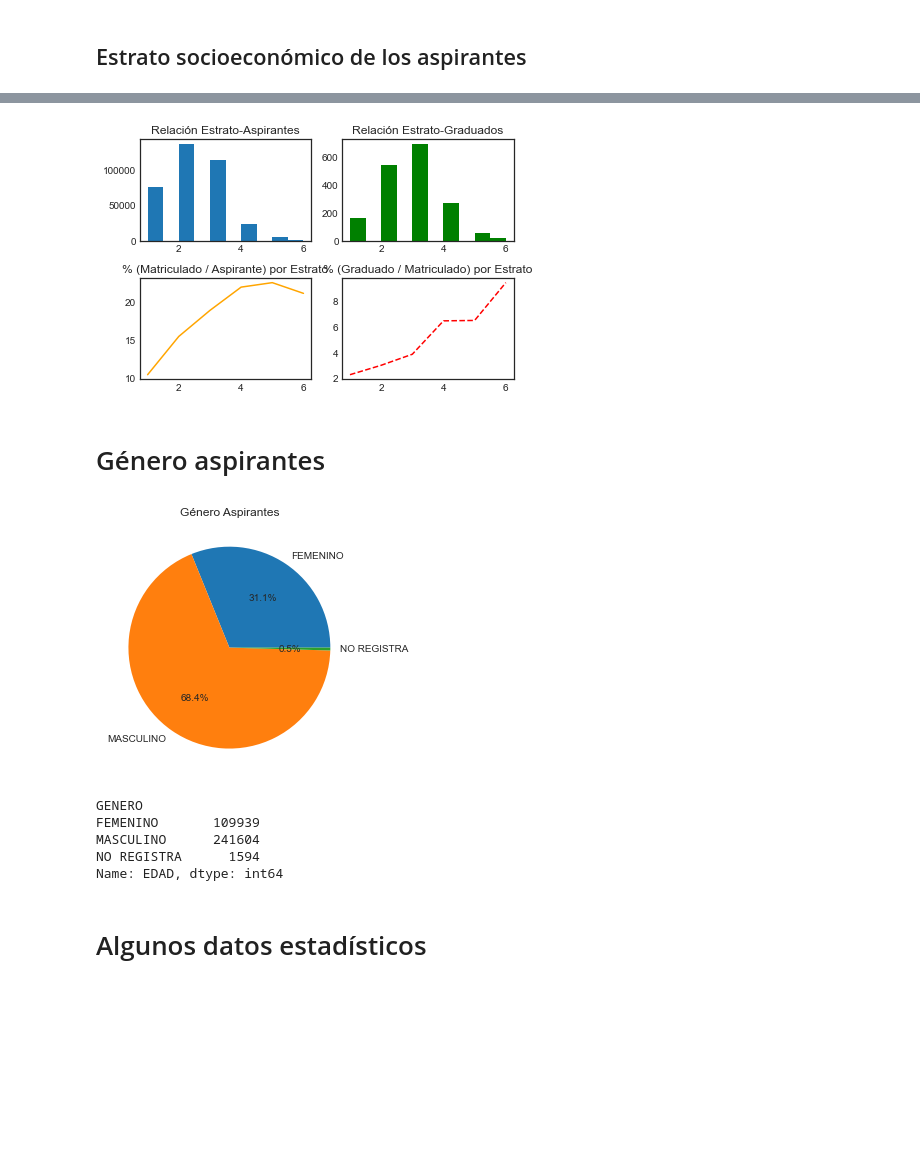
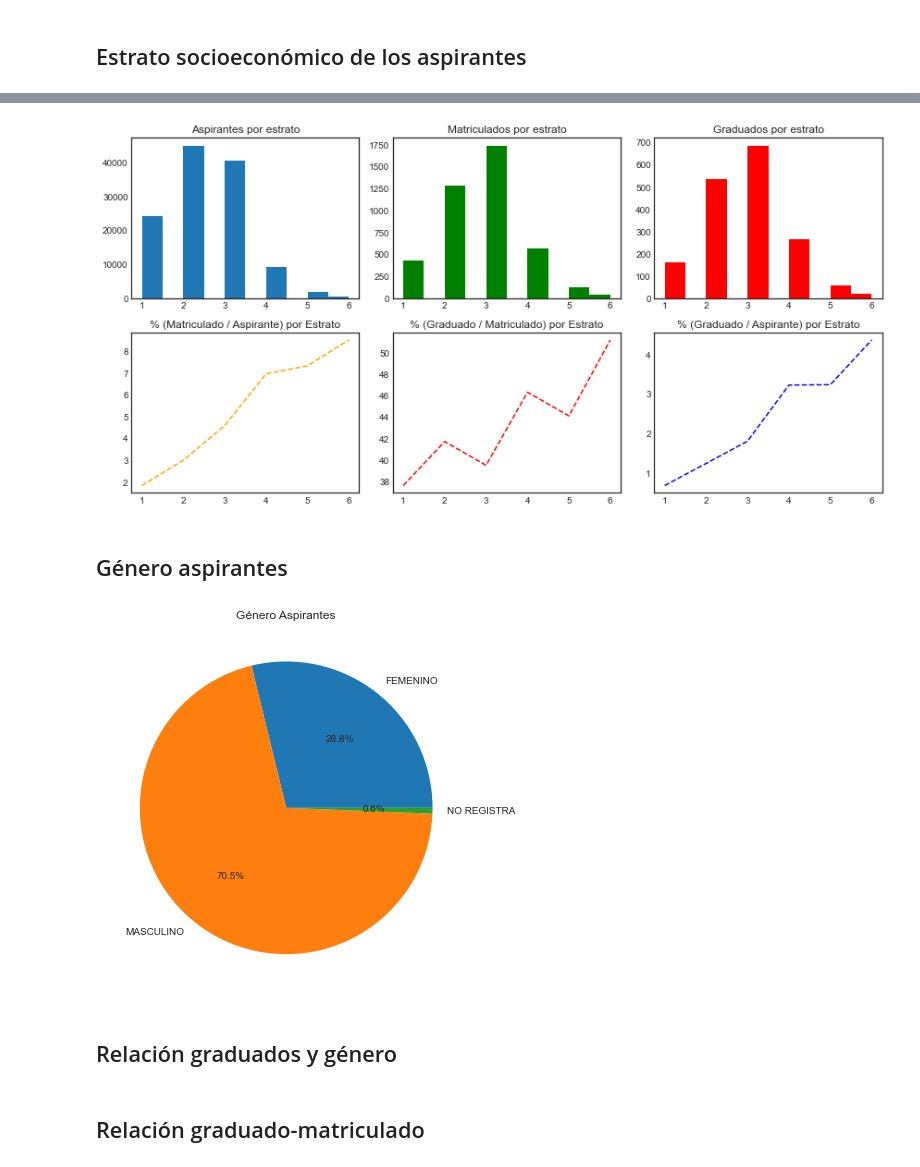
Before and after one commit to Dany21x/TzuzulCodeDSBootcamp, a Jupyter notebook: Proyecto.ipynb, the cells around one changed output, grey strips where cells are left out. Saved outputs shown, nothing was run; the diff lists cells and outputs as text; code cells hidden in the pictures; blank space fills up the shorter version.

Commit message:
Add files via upload
Merge con datos de cobertura educativa

```diff
--- a/Proyecto.ipynb
+++ b/Proyecto.ipynb
@@ -13,0 +18,4 @@ misionDB = misionDB[misionDB['RUTA']=='RUTA 2']
+# %%
+misionDB = misionDB[misionDB['RUTA']=='RUTA 2']
+misionDB = misionDB[misionDB['FECHA_CORTE']=='2020-12-31']
+misionDB
@@ -20,5 +42,6 @@ array(['3', '1', '2', '4', 'a', '5', '6'], dtype=object)
 # %%
-misionDB = misionDB[misionDB['ESTRATO_SOCIAL']!='a']
+#misionDB = misionDB[misionDB['ESTRATO_SOCIAL']!='a']
+misionDB = misionDB[(misionDB['ESTRATO_SOCIAL']!='a')&(misionDB['EDAD']!=120)&(misionDB['EDAD']!=108)]
 misionDB['ESTRATO_SOCIAL'] = misionDB['ESTRATO_SOCIAL'].astype(int)
 estratos = misionDB['ESTRATO_SOCIAL'].unique()
 
@@ -95,0 +103,16 @@ Estrato 6 - Núm. Matriculado: 223, Núm. Graduados: 21, Relación: 9.42%
+# %%
+plt.hist(serieEstratoMatriculados, histtype='stepfilled', color="cyan", label="Matriculados")
+#plt.hist(serieEstratoGraduados, histtype='stepfilled',color="cyan", label="Graduados")
+
+plt.xlabel("Estrato")
+plt.ylabel("Cantidad de estudiantes")
+plt.title("Matriculados vs Graduados por Estrato")
+
+plt.rcParams["figure.figsize"] = (11, 6)
+v,m,g = plt.hist(serieEstratoGraduados, histtype='stepfilled', color="orange", label="Graduados")
+etiqueta = [etiqueta for etiqueta in v if etiqueta !=0]
+
+for x,y,valor in zip(estratos, etiqueta, relacionGraduadoMatriculadoArray):
+    plt.text(x,y+40,'%.1f'%valor+'%',fontsize=12,ha="left")
+
+plt.show()
@@ -96,25 +121,27 @@ Estrato 6 - Núm. Matriculado: 223, Núm. Graduados: 21, Relación: 9.42%
 # %%
-fig, ax = plt.subplots(2,2)
+plt.rcParams["figure.figsize"] = (12, 6)
+fig, ax = plt.subplots(2,3)
 ax[0][0].hist(serieEstratoAspirantes, histtype='stepfilled')
-ax[0][1].hist(serieEstratoGraduados, histtype='stepfilled',color="green")
-ax[1][0].plot(estratos, relacionMatriculadoAspiranteArray, '-',color="orange")
+ax[0][1].hist(serieEstratoMatriculados, histtype='stepfilled',color="green")
+ax[0][2].hist(serieEstratoGraduados, histtype='stepfilled',color="red")
+ax[1][0].plot(estratos, relacionMatriculadoAspiranteArray, '--',color="orange")
 ax[1][1].plot(estratos, relacionGraduadoMatriculadoArray, '--',color="red")
+ax[1][2].plot(estratos, relacionGraduadoAspiranteArray, '--',color="blue")
 
-ax[0][0].set_title('Relación Estrato-Aspirantes')
-ax[0][1].set_title('Relación Estrato-Graduados')
+ax[0][0].set_title('Aspirantes por estrato')
+ax[0][1].set_title('Matriculados por estrato')
+ax[0][2].set_title('Graduados por estrato')
 ax[1][0].set_title('% (Matriculado / Aspirante) por Estrato')
 ax[1][1].set_title('% (Graduado / Matriculado) por Estrato')
-
-
+ax[1][2].set_title('% (Graduado / Aspirante) por Estrato')
 plt.tight_layout()
-
-#matriculados vs graduados
 # %% [output]
-[figure, old version]
+[figure, new version]
 # %% [markdown]
-# Género aspirantes
+## Género aspirantes
 # %%
-generoAspirantes = misionDB.groupby('GENERO').count()['EDAD']
+plt.rcParams["figure.figsize"] = (6, 6)
+generoAspirantes = misionDB[misionDB['ESTADO_FORMACION']=='ASPIRANTE'].groupby('GENERO').count()['EDAD']
 
 fig, ax = plt.subplots()
 ax.pie(generoAspirantes, labels=generoAspirantes.index, autopct='%.1f%%')
@@ -123,14 +150,6 @@ ax.set_title('Género Aspirantes')
 plt.tight_layout()
 plt.show()
 # %% [output]
-[figure, old version]
+[figure, new version]
-# %%
-generoAspirantes
-# %% [output]
-GENERO
-FEMENINO       109939
-MASCULINO      241604
-NO REGISTRA      1594
-Name: EDAD, dtype: int64
-# %% [markdown]
-# Algunos datos estadísticos
+# %% [markdown]
+## Relación graduados y género
@@ -136,0 +164,2 @@ Name: EDAD, dtype: int64
+# %% [markdown]
+## Relación graduado-matriculado
```
Also changed, not shown: parts of 46 cells of this notebook.
